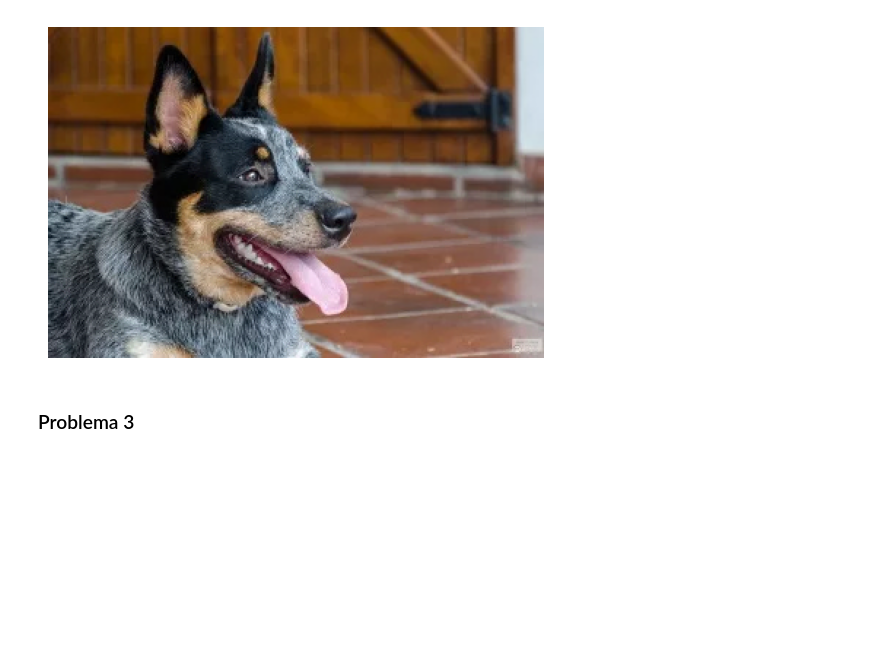
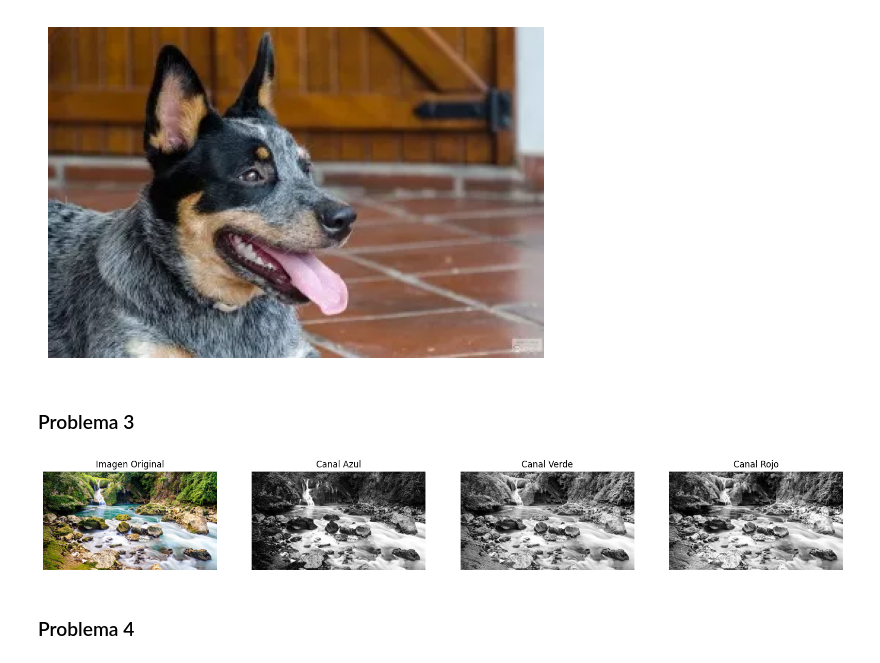
Before and after one commit to luistunag/Laboratorio1_Text_Mining_Imaging_Recognition, a Jupyter notebook: 22003085_LuisTun_Laboratorio1.ipynb, the cells around one changed output. Drawn from its saved outputs; the diff is of its cells as text; code cells hidden in the pictures; blank space fills up the shorter version.

```diff
--- a/22003085_LuisTun_Laboratorio1.ipynb
+++ b/22003085_LuisTun_Laboratorio1.ipynb
@@ -92,3 +92,52 @@ img_color = reconstruir_imagen_a_color("perro/perro_salida_gray_azul.jpg", "perr
 [figure]
 # %% [markdown]
 ### Problema 3
+# %%
+def crear_escala_grises_3d(imagen_path):
+    # Leer la imagen en color
+    img_color = cv2.imread(imagen_path)
+
+    if img_color is None:
+        raise ValueError("No se pudo leer la imagen proporcionada.")
+
+    # Convertir la imagen de BGR a RGB para mostrarla correctamente con matplotlib
+    img_color_rgb = cv2.cvtColor(img_color, cv2.COLOR_BGR2RGB)
+
+    # Extraer los canales de color
+    canal_azul = img_color[:, :, 0]
+    canal_verde = img_color[:, :, 1]
+    canal_rojo = img_color[:, :, 2]
+
+    # Guardar las imágenes de los canales en escala de grises
+    cv2.imwrite("semuc_champey_azul.jpg", canal_azul)
+    cv2.imwrite("semuc_champey_verde.jpg", canal_verde)
+    cv2.imwrite("semuc_champey_rojo.jpg", canal_rojo)
+
+    # Mostrar la imagen original y las imágenes de los canales
+    fig, axs = plt.subplots(1, 4, figsize=(20, 5))
+    axs[0].imshow(img_color_rgb)
+    axs[0].set_title("Imagen Original")
+    axs[0].axis('off')
+
+    axs[1].imshow(canal_azul, cmap='gray')
+    axs[1].set_title("Canal Azul")
+    axs[1].axis('off')
+
+    axs[2].imshow(canal_verde, cmap='gray')
+    axs[2].set_title("Canal Verde")
+    axs[2].axis('off')
+
+    axs[3].imshow(canal_rojo, cmap='gray')
+    axs[3].set_title("Canal Rojo")
+    axs[3].axis('off')
+
+    plt.show()
+
+    return canal_azul, canal_verde, canal_rojo
+# %%
+#Ejemplo de uso función crear_escala_grises_3d
+canal_azul, canal_verde, canal_rojo = crear_escala_grises_3d("semuc_champey.jpeg")
+# %% [output]
+[figure, added]
+# %% [markdown]
+### Problema 4
```
Also changed, not shown: parts of 6 cells of this notebook.
